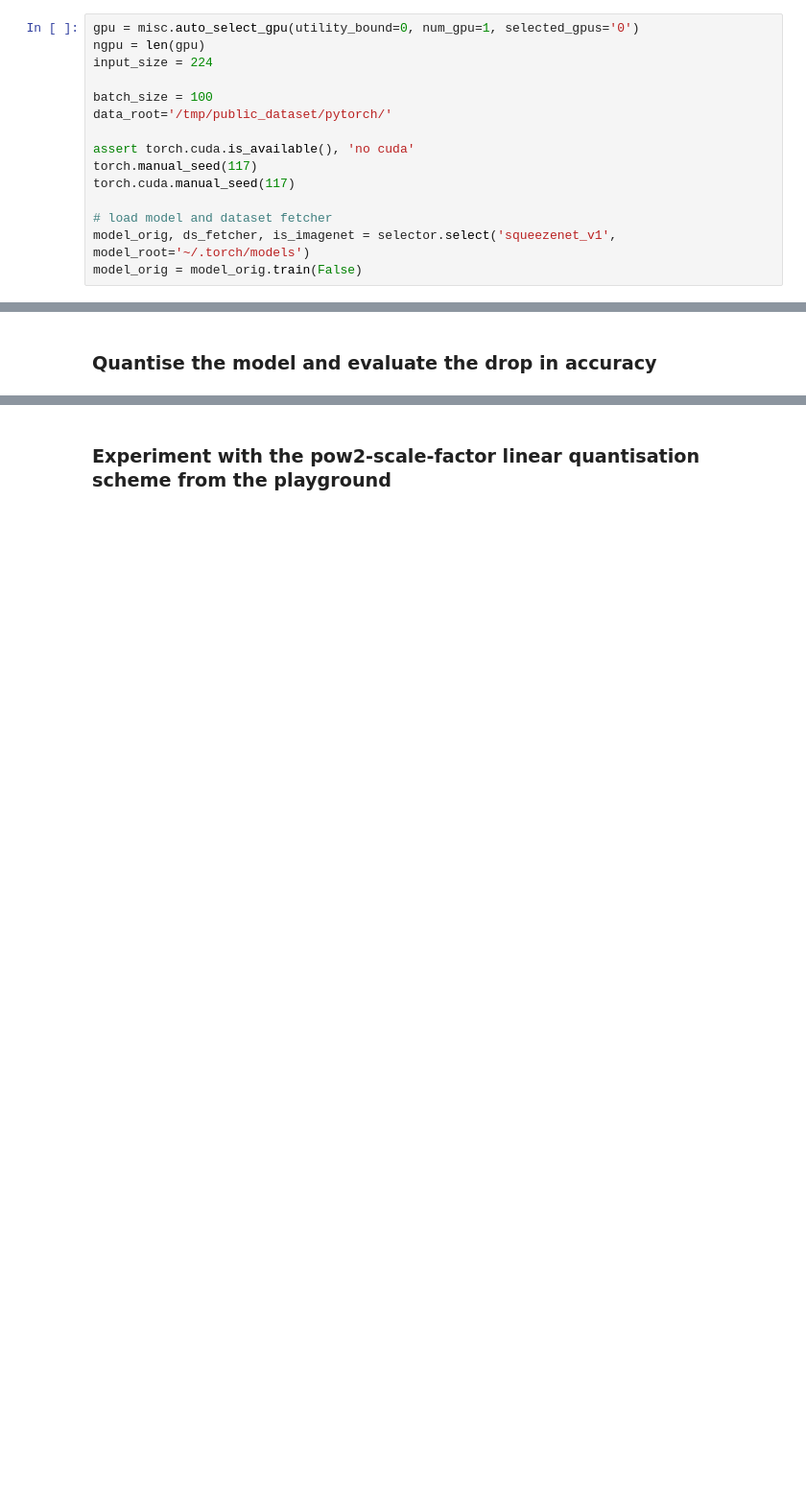
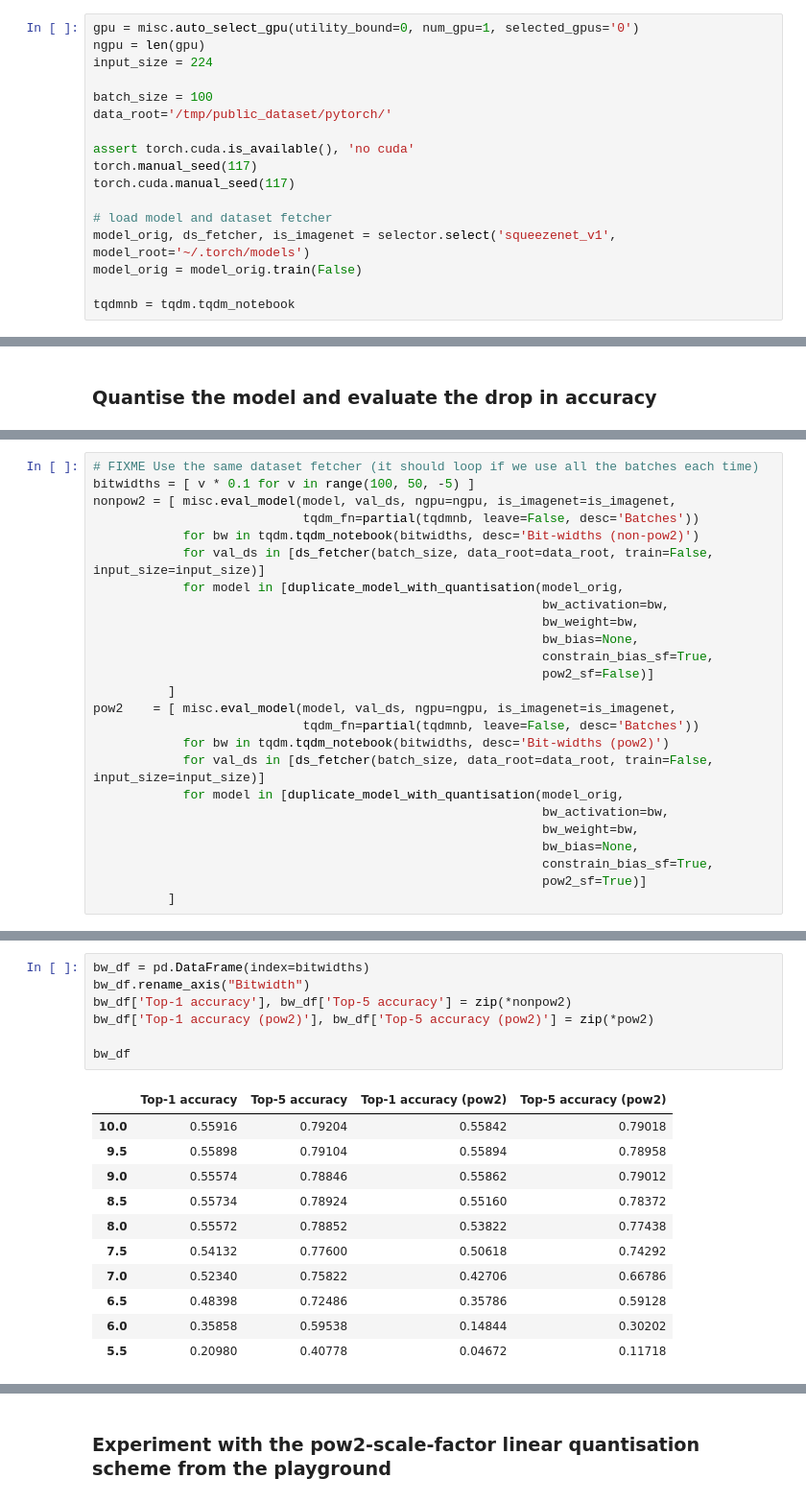
Before and after one commit to TMVector/pytorch-playground, a Jupyter notebook: Quant SqN.ipynb, the cells around one changed output, grey strips where cells are left out. Shown: that part at 96% size. Saved outputs shown, nothing was run; the diff lists cells and outputs as text; blank space fills up the shorter version.

```diff
--- a/Quant SqN.ipynb
+++ b/Quant SqN.ipynb
@@ -43,6 +45,8 @@ torch.cuda.manual_seed(117)
 # load model and dataset fetcher
 model_orig, ds_fetcher, is_imagenet = selector.select('squeezenet_v1', model_root='~/.torch/models')
 model_orig = model_orig.train(False)
+
+tqdmnb = tqdm.tqdm_notebook
 # %% [output]
 Setting GPU: ['0']
 Building and initializing squeezenet_v1 parameters
@@ -380,0 +424,25 @@ print(f'Test accuracy of ({acc1q},{acc5q}), a drop of ({acc1-acc1q},{acc5-acc5q}
+# %%
+# FIXME Use the same dataset fetcher (it should loop if we use all the batches each time)
+bitwidths = [ v * 0.1 for v in range(100, 50, -5) ]
+nonpow2 = [ misc.eval_model(model, val_ds, ngpu=ngpu, is_imagenet=is_imagenet,
+                            tqdm_fn=partial(tqdmnb, leave=False, desc='Batches'))
+            for bw in tqdm.tqdm_notebook(bitwidths, desc='Bit-widths (non-pow2)')
+            for val_ds in [ds_fetcher(batch_size, data_root=data_root, train=False, input_size=input_size)]
+            for model in [duplicate_model_with_quantisation(model_orig,
+                                                            bw_activation=bw,
+                                                            bw_weight=bw,
+                                                            bw_bias=None,
+                                                            constrain_bias_sf=True,
+                                                            pow2_sf=False)]
+          ]
+pow2    = [ misc.eval_model(model, val_ds, ngpu=ngpu, is_imagenet=is_imagenet,
+                            tqdm_fn=partial(tqdmnb, leave=False, desc='Batches'))
+            for bw in tqdm.tqdm_notebook(bitwidths, desc='Bit-widths (pow2)')
+            for val_ds in [ds_fetcher(batch_size, data_root=data_root, train=False, input_size=input_size)]
+            for model in [duplicate_model_with_quantisation(model_orig,
+                                                            bw_activation=bw,
+                                                            bw_weight=bw,
+                                                            bw_bias=None,
+                                                            constrain_bias_sf=True,
+                                                            pow2_sf=True)]
+          ]
@@ -380,0 +493,19 @@ print(f'Test accuracy of ({acc1q},{acc5q}), a drop of ({acc1-acc1q},{acc5-acc5q}
+# %%
+bw_df = pd.DataFrame(index=bitwidths)
+bw_df.rename_axis("Bitwidth")
+bw_df['Top-1 accuracy'], bw_df['Top-5 accuracy'] = zip(*nonpow2)
+bw_df['Top-1 accuracy (pow2)'], bw_df['Top-5 accuracy (pow2)'] = zip(*pow2)
+
+bw_df
+# %% [output]
+|  | Top-1 accuracy | Top-5 accuracy | Top-1 accuracy (pow2) | Top-5 accuracy (pow2) |
+| 10.0 | 0.55916 | 0.79204 | 0.55842 | 0.79018 |
+| 9.5 | 0.55898 | 0.79104 | 0.55894 | 0.78958 |
+| 9.0 | 0.55574 | 0.78846 | 0.55862 | 0.79012 |
+| 8.5 | 0.55734 | 0.78924 | 0.55160 | 0.78372 |
+| 8.0 | 0.55572 | 0.78852 | 0.53822 | 0.77438 |
+| 7.5 | 0.54132 | 0.77600 | 0.50618 | 0.74292 |
+| 7.0 | 0.52340 | 0.75822 | 0.42706 | 0.66786 |
+| 6.5 | 0.48398 | 0.72486 | 0.35786 | 0.59128 |
+| 6.0 | 0.35858 | 0.59538 | 0.14844 | 0.30202 |
+| 5.5 | 0.20980 | 0.40778 | 0.04672 | 0.11718 |
```
Also changed, not shown: parts of 14 cells of this notebook, 1 other file.
